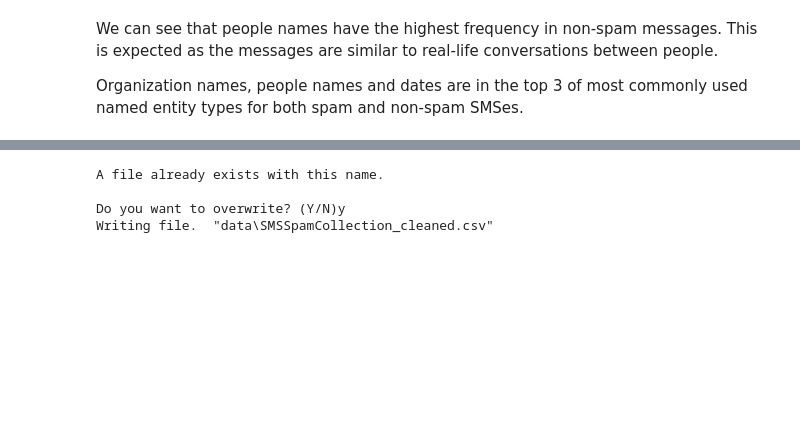
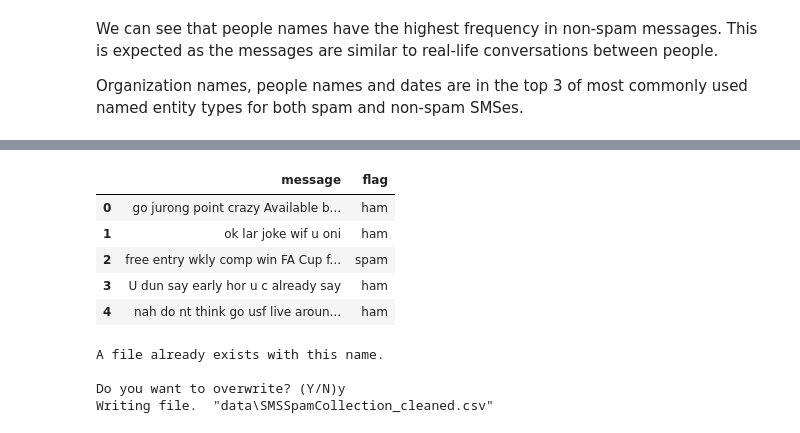
Before and after one commit to elpea74/Capstone3-SpamCollection, a Jupyter notebook: Capstone Three - Data Cleaning & EDA.ipynb, the cells around one changed output, grey strips where cells are left out. Cells and saved outputs as stored; diff of their text form; code cells hidden in the pictures; blank space fills up the shorter version.

```diff
--- a/Capstone Three - Data Cleaning & EDA.ipynb
+++ b/Capstone Three - Data Cleaning & EDA.ipynb
@@ -470,10 +471,0 @@ Stemming is the process of reducing inflected/derived words to their word stem,
-# %%
-# function for stemming
-def get_stem(text):
-    stemmer = nltk.porter.PorterStemmer()
-    text = ' '.join([stemmer.stem(word) for word in text.split()])
-    return text
-
-# call function
-for idx, text in enumerate(df['message']):
-    df['message'][idx] = get_stem(text)
@@ -479,0 +476,19 @@ for idx, text in enumerate(df['message']):
+# %%
+# function to remove special characters
+def get_lem(text):
+    text = nlp(text)
+    text = ' '.join([word.lemma_ if word.lemma_ != '-PRON-' else word.text for word in text])
+    return text
+
+# call function
+for idx, text in enumerate(df['message']):
+    df['message'][idx] = get_lem(text)
+# %%
+df.head()
+# %% [output]
+|  | message | flag |
+| 0 | go jurong point crazy Available b... | ham |
+| 1 | ok lar joke wif u oni | ham |
+| 2 | free entry wkly comp win FA Cup f... | spam |
+| 3 | U dun say early hor u c already say | ham |
+| 4 | nah do nt think go usf live aroun... | ham |
```
Also changed, not shown: parts of 17 cells of this notebook, 2 other files.
